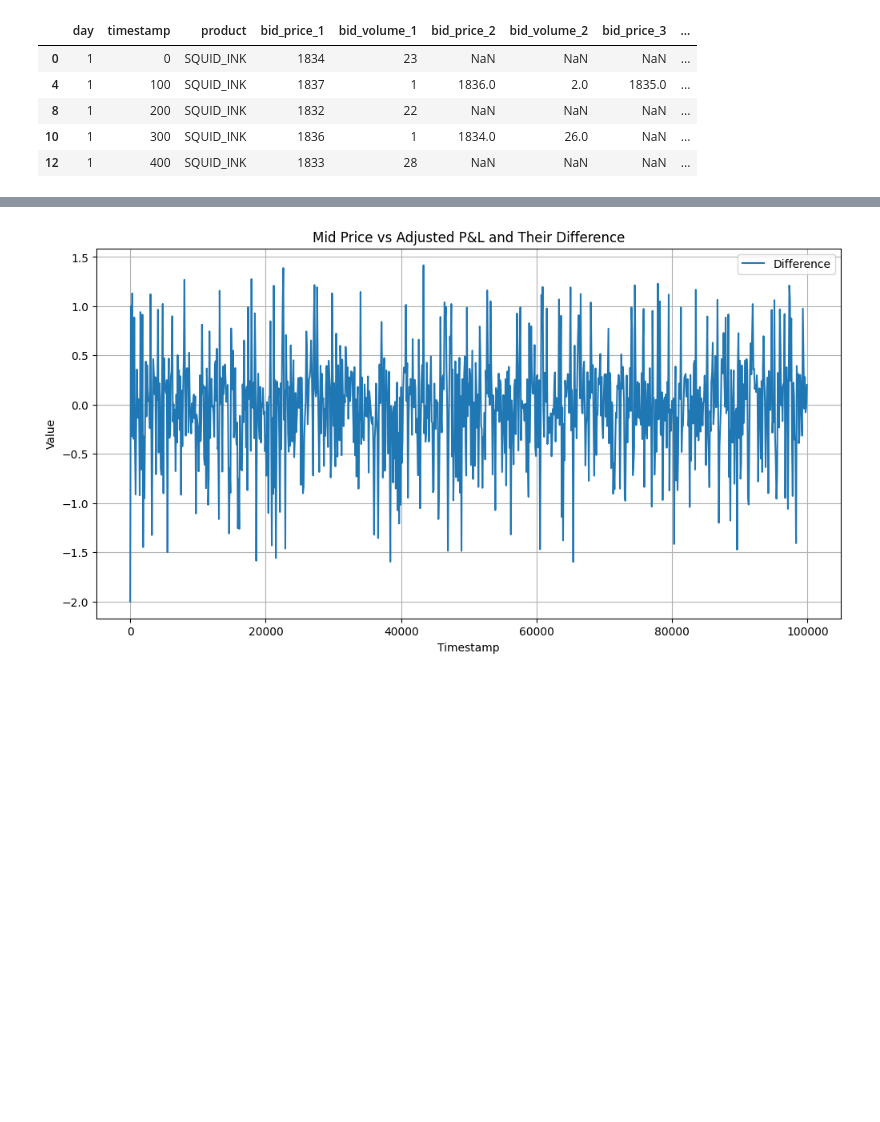
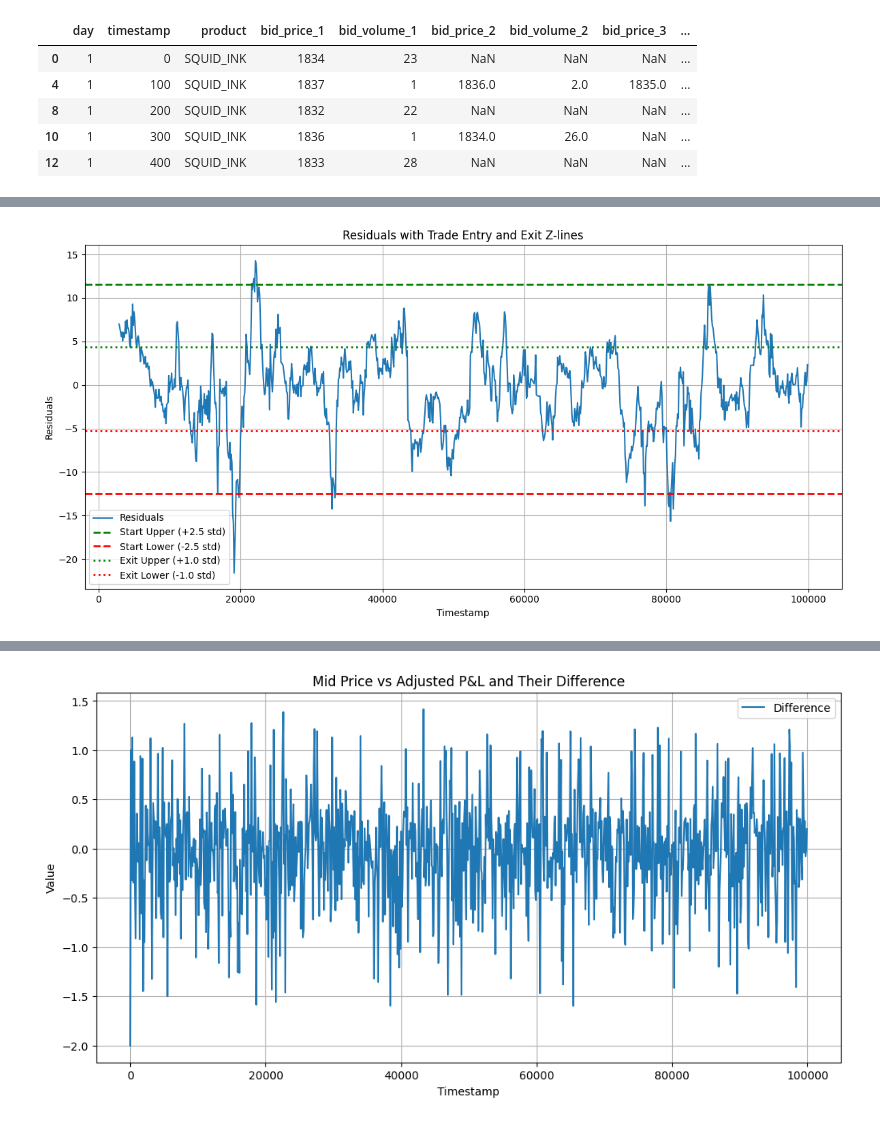
Before and after one commit to UlrichVestuche/IMC-Prosperity-3, a Jupyter notebook: Round_1/Misha/data.ipynb, the cells around one changed output, grey strips where cells are left out. Saved outputs shown, nothing was run; the diff lists cells and outputs as text; code cells hidden in the pictures; blank space fills up the shorter version.

```diff
--- a/Round_1/Misha/data.ipynb
+++ b/Round_1/Misha/data.ipynb
@@ -143,0 +178,53 @@ plt.show()
+# %%
+import matplotlib.pyplot as plt
+
+# Calculate a 30-window moving average for mmmid_price_calc.
+window2 = 30
+df_fair['mmmid_30_MA'] = df_fair['mmmid_price_calc'].rolling(window=window2).mean()
+
+# Calculate the residuals: actual value minus the moving average.
+df_fair['residuals'] = df_fair['mmmid_price_calc'] - df_fair['mmmid_30_MA']
+
+# Compute the mean and standard deviation of the residuals.
+mean_res = df_fair['residuals'].mean()
+std_res = df_fair['residuals'].std()
+
+# Define two sets of z-score thresholds:
+# Thresholds for starting a trade (entry)
+z_threshold_start = 2.5
+# Thresholds for exiting a trade
+z_threshold_exit = 1.0
+
+# Calculate upper and lower lines for trade entry.
+upper_start = mean_res + z_threshold_start * std_res
+lower_start = mean_res - z_threshold_start * std_res
+
+# Calculate upper and lower lines for trade exit.
+upper_exit = mean_res + z_threshold_exit * std_res
+lower_exit = mean_res - z_threshold_exit * std_res
+
+# Create the plot.
+fig, ax = plt.subplots(figsize=(12, 6))
+
+# Plot the residuals.
+ax.plot(df_fair['timestamp'], df_fair['residuals'], label='Residuals')
+
+# Plot the entry (start) thresholds.
+ax.axhline(upper_start, color='green', linestyle='--', linewidth=2, label=f'Start Upper (+{z_threshold_start} std)')
+ax.axhline(lower_start, color='red', linestyle='--', linewidth=2, label=f'Start Lower (-{z_threshold_start} std)')
+
+# Plot the exit thresholds.
+ax.axhline(upper_exit, color='green', linestyle=':', linewidth=2, label=f'Exit Upper (+{z_threshold_exit} std)')
+ax.axhline(lower_exit, color='red', linestyle=':', linewidth=2, label=f'Exit Lower (-{z_threshold_exit} std)')
+
+# Set labels and title.
+ax.set_xlabel('Timestamp')
+ax.set_ylabel('Residuals')
+ax.set_title('Residuals with Trade Entry and Exit Z-lines')
+ax.legend()
+ax.grid(True)
+
+plt.tight_layout()
+plt.show()
+# %% [output]
+[figure, added]
```
Also changed, not shown: parts of 13 cells of this notebook, 1 other file.
